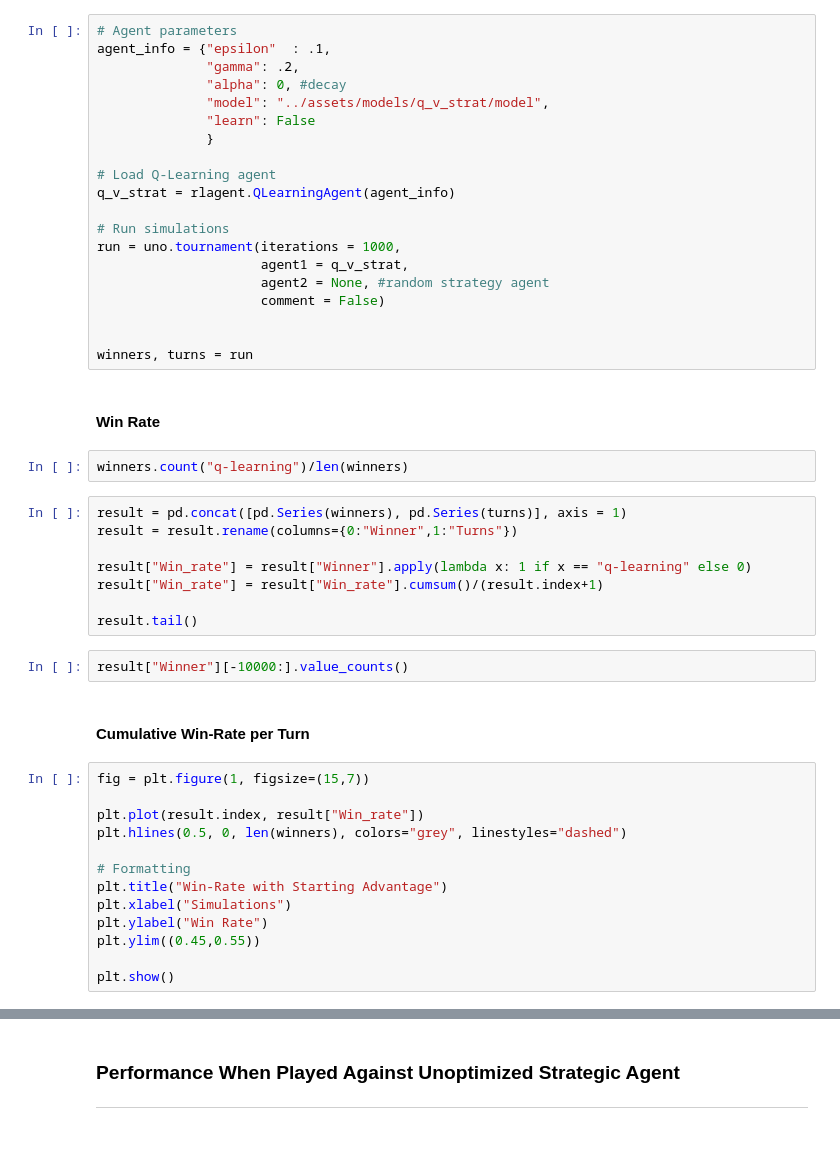
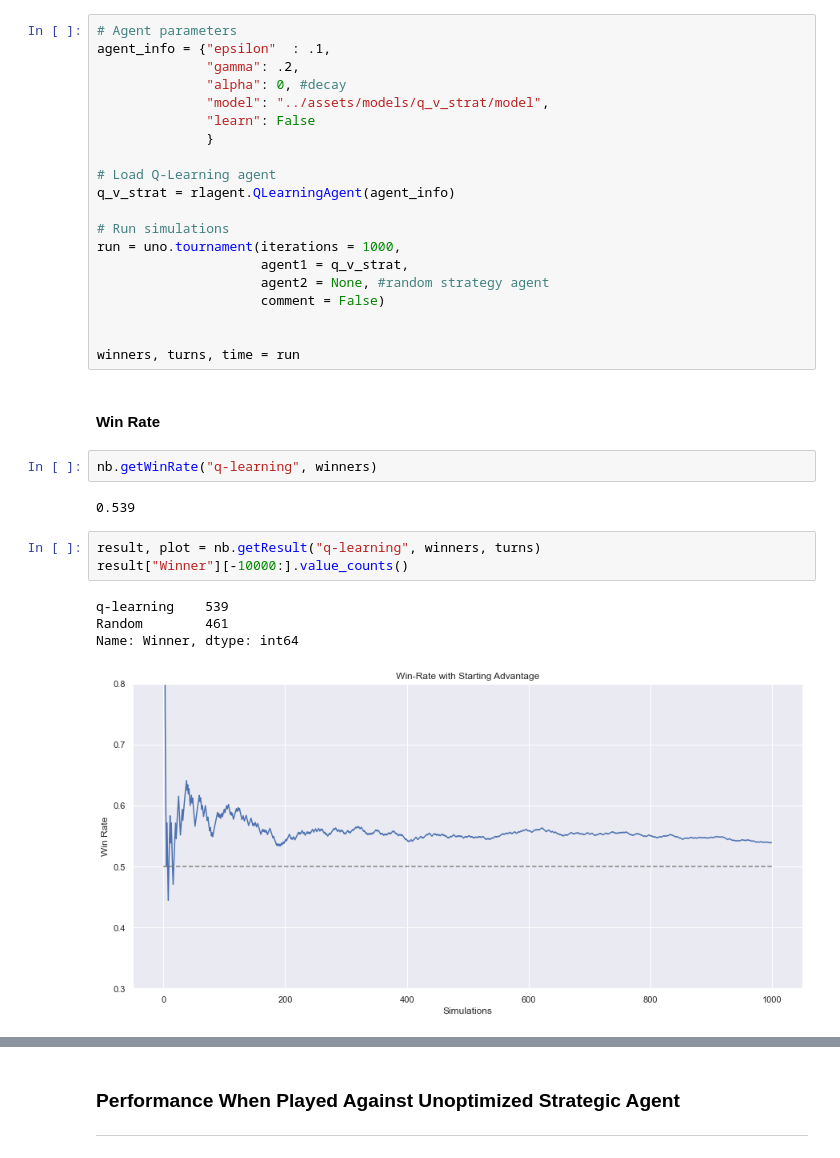
Before and after one commit to sidmodur/uno-genetic-rl-agent, a Jupyter notebook: scripts/experiments.ipynb, the cells around one changed output, grey strips where cells are left out. Saved outputs shown, nothing was run; the diff lists cells and outputs as text.

```diff
--- a/scripts/experiments.ipynb
+++ b/scripts/experiments.ipynb
@@ -175,33 +204,18 @@ run = uno.tournament(iterations = 1000,
                      comment = False)
 
 
-winners, turns = run
+winners, turns, time = run
 # %% [markdown]
 #### Win Rate
 # %%
-winners.count("q-learning")/len(winners)
+nb.getWinRate("q-learning", winners)
+# %% [output]
+0.539
-# %%
-result = pd.concat([pd.Series(winners), pd.Series(turns)], axis = 1)
-result = result.rename(columns={0:"Winner",1:"Turns"})
-
-result["Win_rate"] = result["Winner"].apply(lambda x: 1 if x == "q-learning" else 0)
-result["Win_rate"] = result["Win_rate"].cumsum()/(result.index+1)
-
-result.tail()
 # %%
+result, plot = nb.getResult("q-learning", winners, turns)
 result["Winner"][-10000:].value_counts()
+# %% [output]
+q-learning    539
+Random        461
+Name: Winner, dtype: int64
+[figure, added]
-# %% [markdown]
-#### Cumulative Win-Rate per Turn
-# %%
-fig = plt.figure(1, figsize=(15,7))
-
-plt.plot(result.index, result["Win_rate"])
-plt.hlines(0.5, 0, len(winners), colors="grey", linestyles="dashed")
-
-# Formatting
-plt.title("Win-Rate with Starting Advantage")
-plt.xlabel("Simulations")
-plt.ylabel("Win Rate")
-plt.ylim((0.45,0.55))
-
-plt.show()
```
Also changed, not shown: parts of 170 cells of this notebook, 9 other files.
